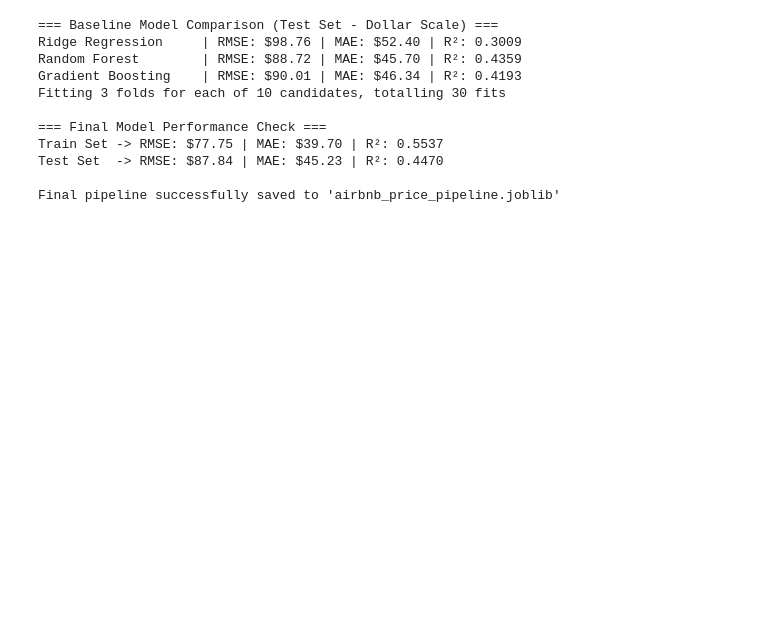
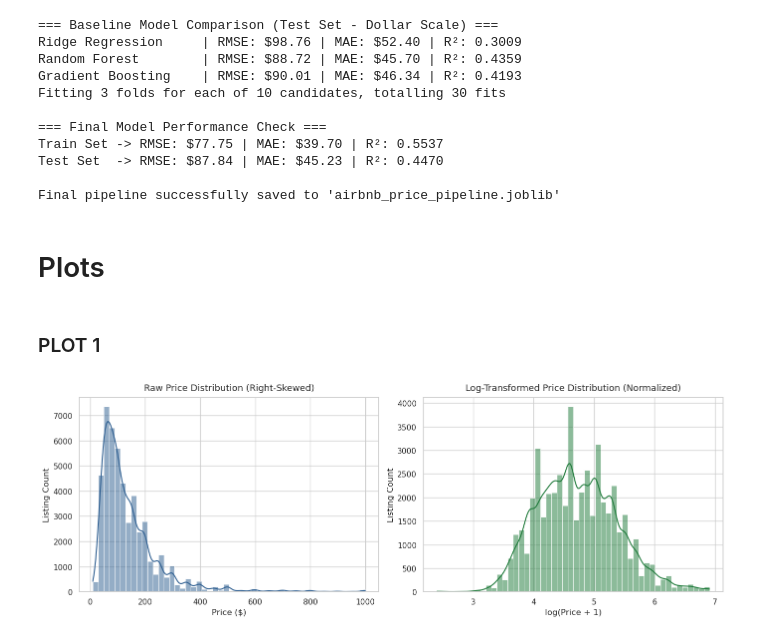
Before and after one commit to manush-py/202618028_Manush-Doshi_DS605, a Jupyter notebook: 202618028_Lab_4/code.ipynb, the cells around one changed output. Drawn from its saved outputs; the diff is of its cells as text; code cells hidden in the pictures; blank space fills up the shorter version.

```diff
--- a/202618028_Lab_4/code.ipynb
+++ b/202618028_Lab_4/code.ipynb
@@ -183,3 +183,38 @@ Train Set -> RMSE: $77.75 | MAE: $39.70 | R²: 0.5537
 Test Set  -> RMSE: $87.84 | MAE: $45.23 | R²: 0.4470
 
 Final pipeline successfully saved to 'airbnb_price_pipeline.joblib'
+# %% [markdown]
+# Plots
+# %%
+import matplotlib.pyplot as plt
+import seaborn as sns
+import numpy as np
+
+# Set consistent plotting aesthetic
+sns.set_theme(style="whitegrid")
+plt.rcParams.update({'font.sans-serif': 'DejaVu Sans', 'font.size': 11})
+
+# Filter data as done in Task 1 for EDA consistency
+eda_df = df[(df['price'] > 0) & (df['price'] <= 1000)].copy()
+# %% [markdown]
+### PLOT 1
+# %%
+fig, axes = plt.subplots(1, 2, figsize=(14, 5))
+
+# Raw Price Distribution
+sns.histplot(eda_df['price'], bins=50, kde=True, ax=axes[0], color='#2b5c8f')
+axes[0].set_title('Raw Price Distribution (Right-Skewed)', fontsize=13, pad=10)
+axes[0].set_xlabel('Price ($)')
+axes[0].set_ylabel('Listing Count')
+
+# Log-Transformed Price Distribution
+sns.histplot(np.log1p(eda_df['price']), bins=50, kde=True, ax=axes[1], color='#1b7837')
+axes[1].set_title('Log-Transformed Price Distribution (Normalized)', fontsize=13, pad=10)
+axes[1].set_xlabel('log(Price + 1)')
+axes[1].set_ylabel('Listing Count')
+
+plt.tight_layout()
+plt.savefig('plot1_price_distribution.png', dpi=300)
+plt.show()
+# %% [output]
+[figure, added]
```
Also changed, not shown: parts of 12 cells of this notebook, 9 other files.
